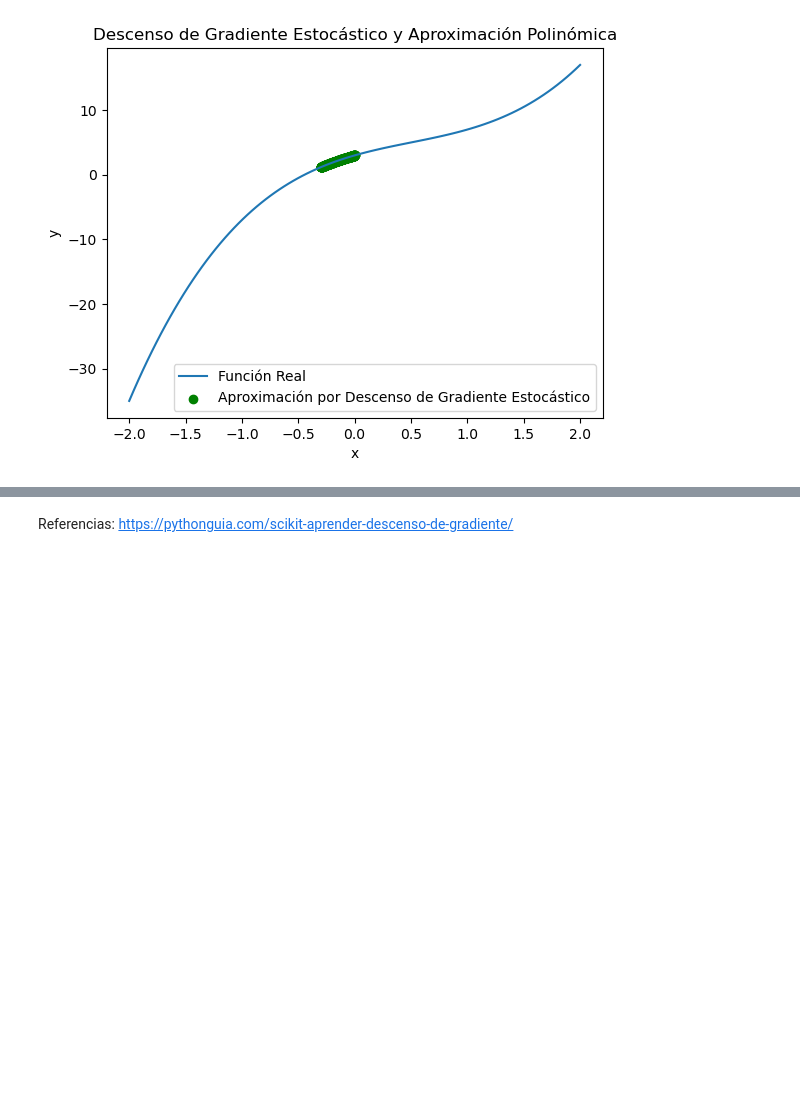
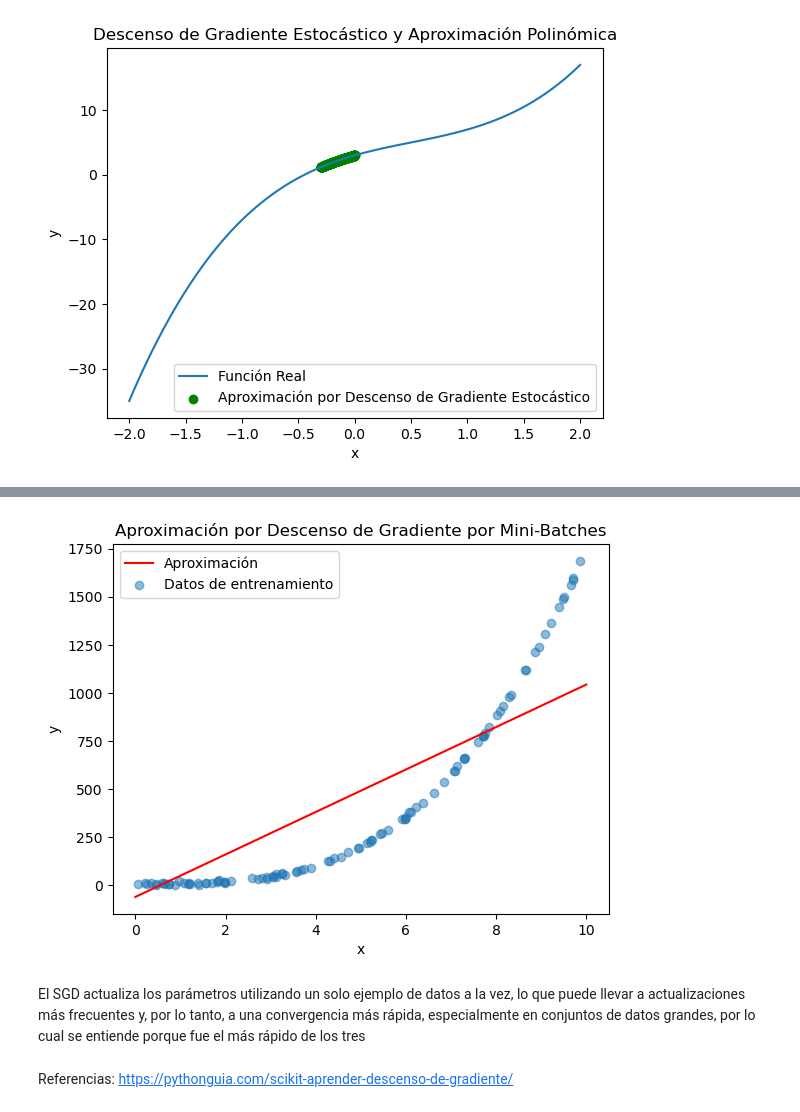
Before and after one commit to Wachuuu15/IA_LABS, a Jupyter notebook: IA/Lab 3.ipynb, the cells around one changed output, grey strips where cells are left out. Drawn from its saved outputs; the diff is of its cells as text; code cells hidden in the pictures; blank space fills up the shorter version.

```diff
--- a/IA/Lab 3.ipynb
+++ b/IA/Lab 3.ipynb
@@ -56,6 +57,9 @@ import matplotlib.pyplot as plt
 # %%
 def gradientDescent(X, Y, theta, alpha, numIterations):
     Xtrans = X.transpose()
+    numPoints = len(Y)
+
+    start_time = time.time()  # Guardar tiempo de inicio
     for i in range(0, numIterations):
         hypothesis = np.dot(X, theta)
         loss = hypothesis - Y
@@ -70,6 +74,12 @@ def gradientDescent(X, Y, theta, alpha, numIterations):
 
         print("Theta en la iteración %d:" % i, theta)
         print("Gradiente en la iteración %d:" % i, gradient)
+
+    end_time = time.time()  # Guardar tiempo de fin
+
+    print("Parámetros finales del modelo:", theta)
+    execution_time = end_time - start_time  # Calcular tiempo de ejecución
+    print("Tiempo de ejecución:", execution_time, "segundos")
 
     return theta
 
@@ -94,20 +104,9 @@ theta = np.ones(2)
 
 theta = gradientDescent(X, Y, theta, alpha, numIterations)
 
-print("Parámetros finales del modelo:", theta)
-
 x_real = np.linspace(0, numPoints, 100)
 y_real = 2 * x_real**3 - 3 * x_real**2 + 5 * x_real + 3
 
 x_approximated = np.linspace(0, numPoints, 100)
 y_approximated = np.dot(np.column_stack((np.ones(100), x_approximated)), theta)
-
-print("Valores específicos:")
-for i in range(10):
-    index = np.random.randint(numPoints)
-    x_value = X[index, 1]
-    y_real_value = y_real[index]
-    y_approximated_value = y_approximated[index]
-
-    print(f"Índice: {index}, x: {x_value}, Real: {y_real_value}, Aproximado: {y_approximated_value}")
 # %% [output]
@@ -160,6 +160,7 @@ def stochastic_gradient_descent(initial_x, learning_rate, num_iterations):
     x_values = [initial_x]
     costs = []
 
+    start_time = time.time()  # Guardar tiempo de inicio
     for i in range(num_iterations):
         current_x = x_values[-1]
         gradient = derivative_polynomial_function(current_x)
@@ -172,6 +173,10 @@ def stochastic_gradient_descent(initial_x, learning_rate, num_iterations):
 
         print("Iteración {}: Costo {}".format(i + 1, cost))
 
+    end_time = time.time()
+    execution_time = end_time - start_time
+    print("Tiempo de ejecución:", execution_time, "segundos")
+
     return np.array(x_values), np.array(costs)
 
 initial_guess = 0.0
@@ -220,2 +303,18 @@ plt.show()
+# %%
+X_new = np.linspace(0, 10, 100).reshape(-1, 1)
+X_new_b = np.c_[np.ones((100, 1)), X_new]
+Y_new = X_new_b.dot(theta_final)
+
+plt.plot(X_new, Y_new, "r-", label="Aproximación")
+plt.scatter(X_train, Y_train, alpha=0.5, label="Datos de entrenamiento")
+plt.xlabel("x")
+plt.ylabel("y")
+plt.legend()
+plt.title("Aproximación por Descenso de Gradiente por Mini-Batches")
+plt.show()
+# %% [output]
+[figure, added]
+# %% [markdown]
+El SGD actualiza los parámetros utilizando un solo ejemplo de datos a la vez, lo que puede llevar a actualizaciones más frecuentes y, por lo tanto, a una convergencia más rápida, especialmente en conjuntos de datos grandes, por lo cual se entiende porque fue el más rápido de los tres
 # %% [markdown]
 Referencias: https://pythonguia.com/scikit-aprender-descenso-de-gradiente/
```
Also changed, not shown: parts of 6 cells of this notebook.
